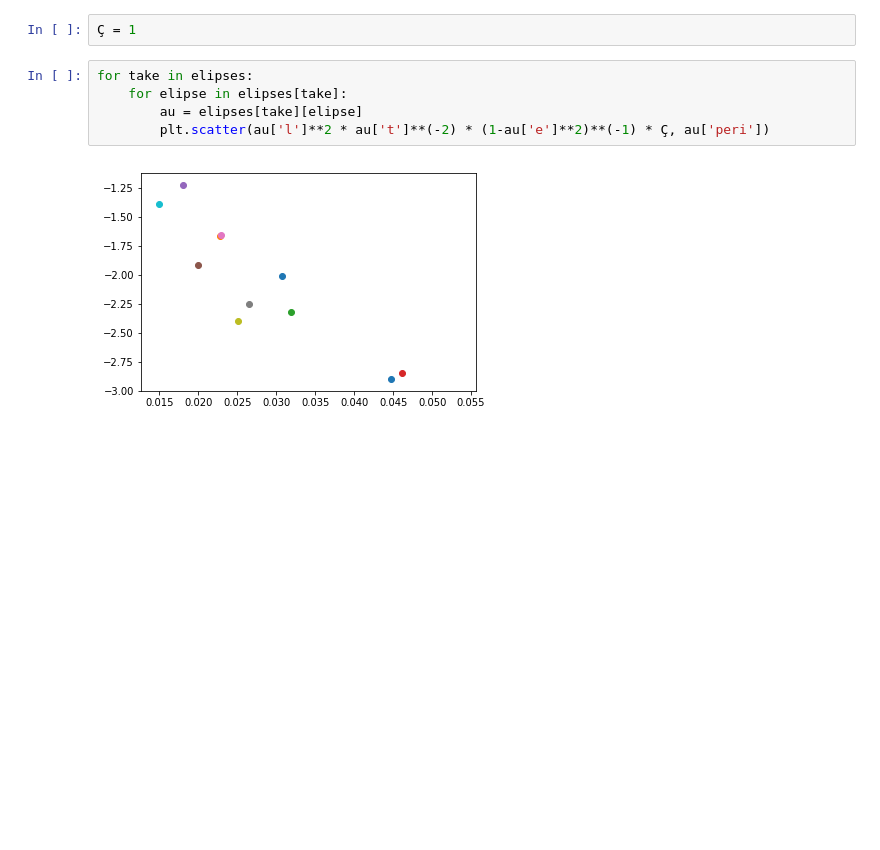
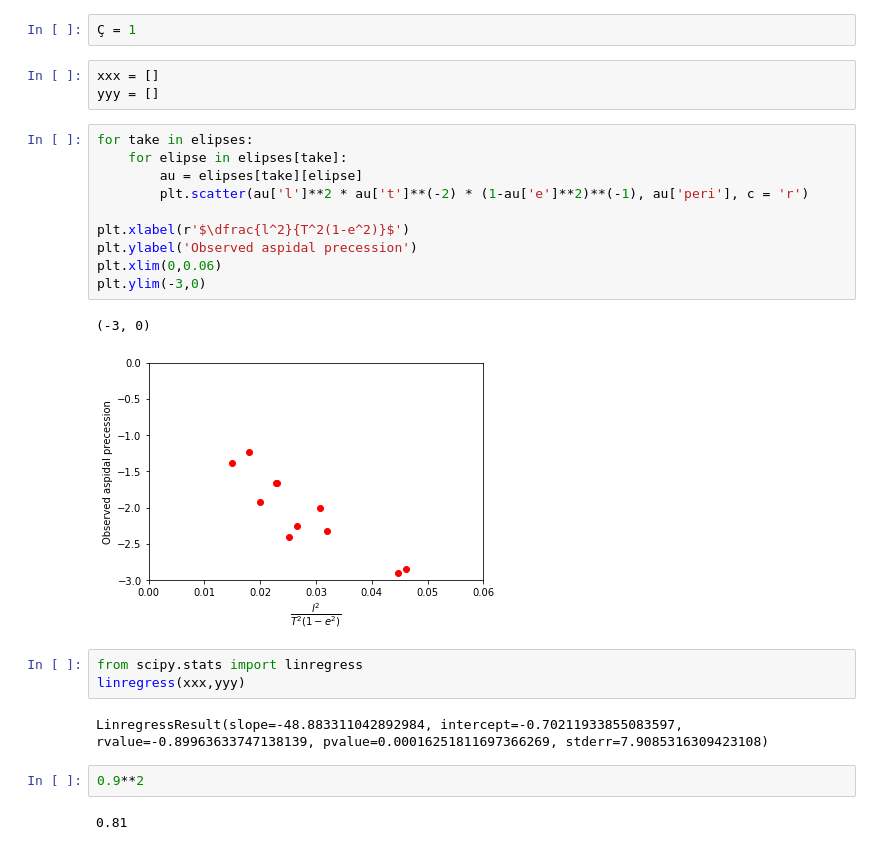
Before and after one commit to PauBatlle/Fisidabo-Revamped, a Jupyter notebook: Codi/Astronomical Data/Dades_astronòmiques2.0.ipynb, the cells around one changed output. Saved outputs shown, nothing was run; the diff lists cells and outputs as text; blank space fills up the shorter version.

```diff
--- a/Codi/Astronomical Data/Dades_astronòmiques2.0.ipynb
+++ b/Codi/Astronomical Data/Dades_astronòmiques2.0.ipynb
@@ -387,9 +437,27 @@ elipses
 # %%
 Ç = 1
+# %%
+xxx = []
+yyy = []
 # %%
 for take in elipses:
     for elipse in elipses[take]:
         au = elipses[take][elipse]
-        plt.scatter(au['l']**2 * au['t']**(-2) * (1-au['e']**2)**(-1) * Ç, au['peri'])
+        plt.scatter(au['l']**2 * au['t']**(-2) * (1-au['e']**2)**(-1), au['peri'], c = 'r')
+
+plt.xlabel(r'$\dfrac{l^2}{T^2(1-e^2)}$')
+plt.ylabel('Observed aspidal precession')
+plt.xlim(0,0.06)
+plt.ylim(-3,0)
 # %% [output]
+(-3, 0)
-[figure, old version]
+[figure, new version]
+# %%
+from scipy.stats import linregress
+linregress(xxx,yyy)
+# %% [output]
+LinregressResult(slope=-48.883311042892984, intercept=-0.70211933855083597, rvalue=-0.89963633747138139, pvalue=0.00016251811697366269, stderr=7.9085316309423108)
+# %%
+0.9**2
+# %% [output]
+0.81
```
Also changed, not shown: parts of 9 cells of this notebook, 55 other files.
